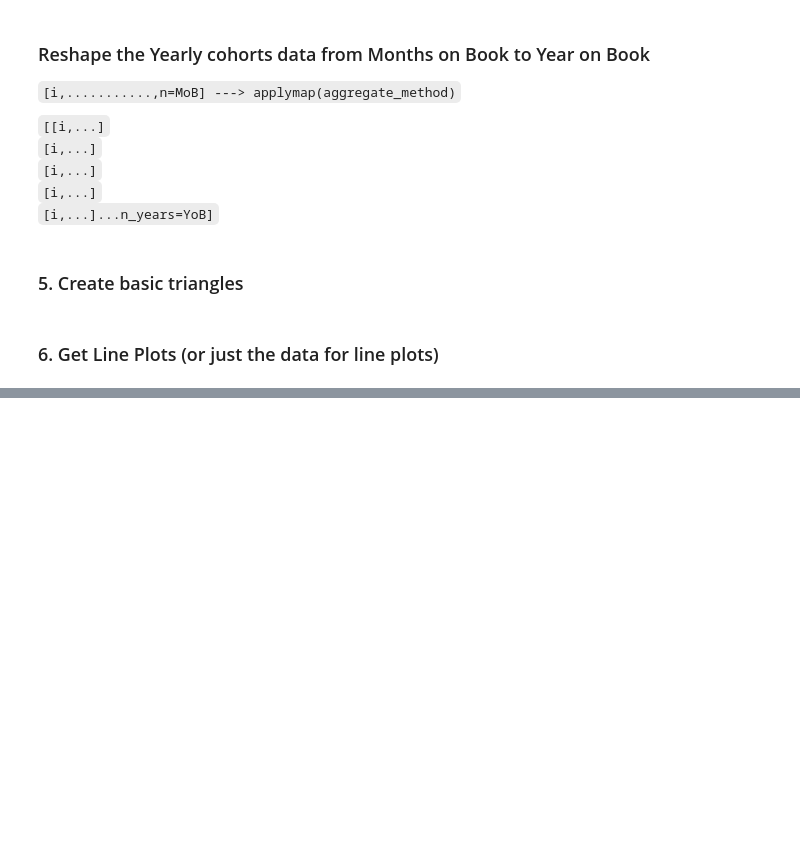
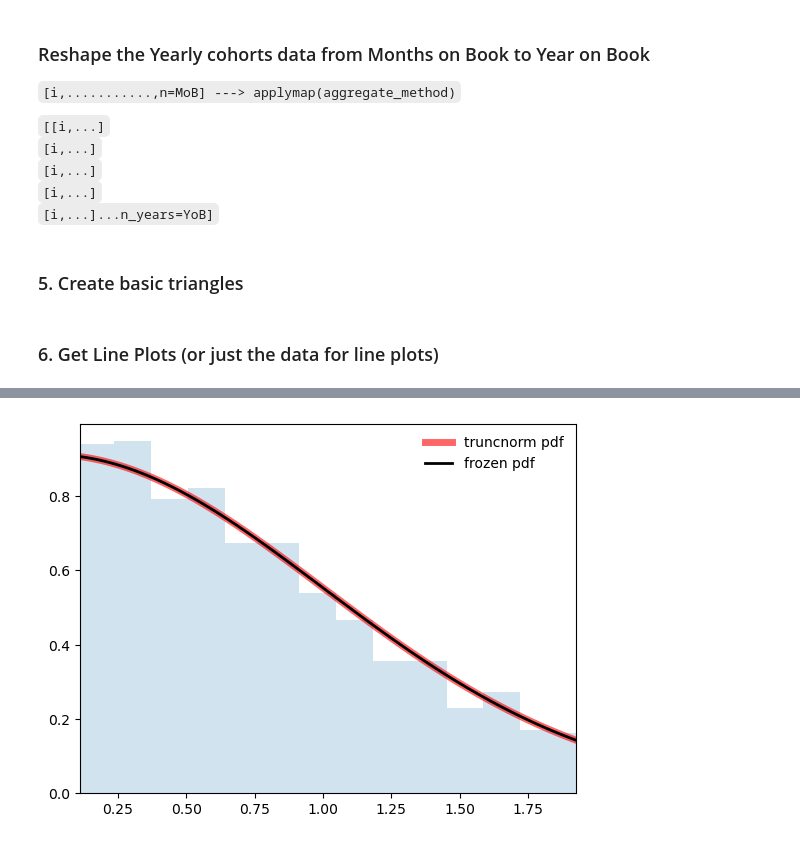
Before and after one commit to laramiedunlap/workstation_transfers, a Jupyter notebook: runthrough/example.ipynb, the cells around one changed output, grey strips where cells are left out. Cells and saved outputs as stored; diff of their text form; code cells hidden in the pictures; blank space fills up the shorter version.

```diff
--- a/runthrough/example.ipynb
+++ b/runthrough/example.ipynb
@@ -276,3 +305,27 @@ from scipy.stats import truncnorm
 
 b_curve = temp['median'].values
 s_curve = temp['std'].values
+# %%
+import numpy as np
+from scipy.stats import truncnorm
+import matplotlib.pyplot as plt
+fig, ax = plt.subplots(1, 1)
+a, b = 0.1, 2
+
+mean, var, skew, kurt = truncnorm.stats(a,b,moments='mvsk')
+
+x = np.linspace(truncnorm.ppf(0.01,a,b),
+                truncnorm.ppf(0.99,a,b), 100)
+ax.plot(x, truncnorm.pdf(x,a,b), 'r-', lw=5, alpha=0.6, label ='truncnorm pdf')
+
+rv = truncnorm(a, b)
+ax.plot(x, rv.pdf(x), 'k-', lw=2, label='frozen pdf')
+
+r = truncnorm.rvs(a, b, size=1000)
+
+ax.hist(r, density=True, bins='auto', histtype='stepfilled', alpha=0.2)
+ax.set_xlim([x[0], x[-1]])
+ax.legend(loc='best', frameon=False)
+plt.show()
+# %% [output]
+[figure, added]
```
Also changed, not shown: parts of 9 cells of this notebook, 2 other files.
